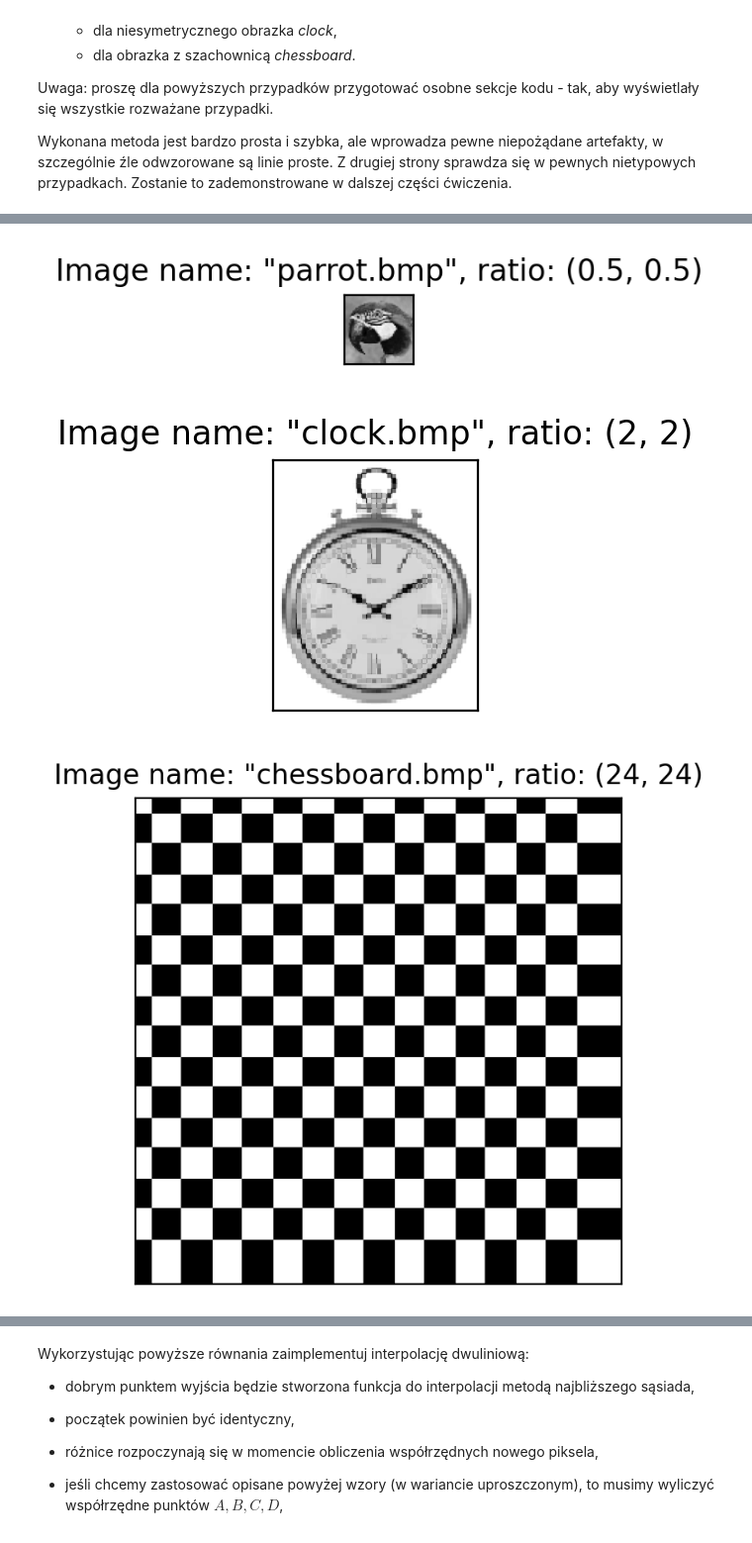
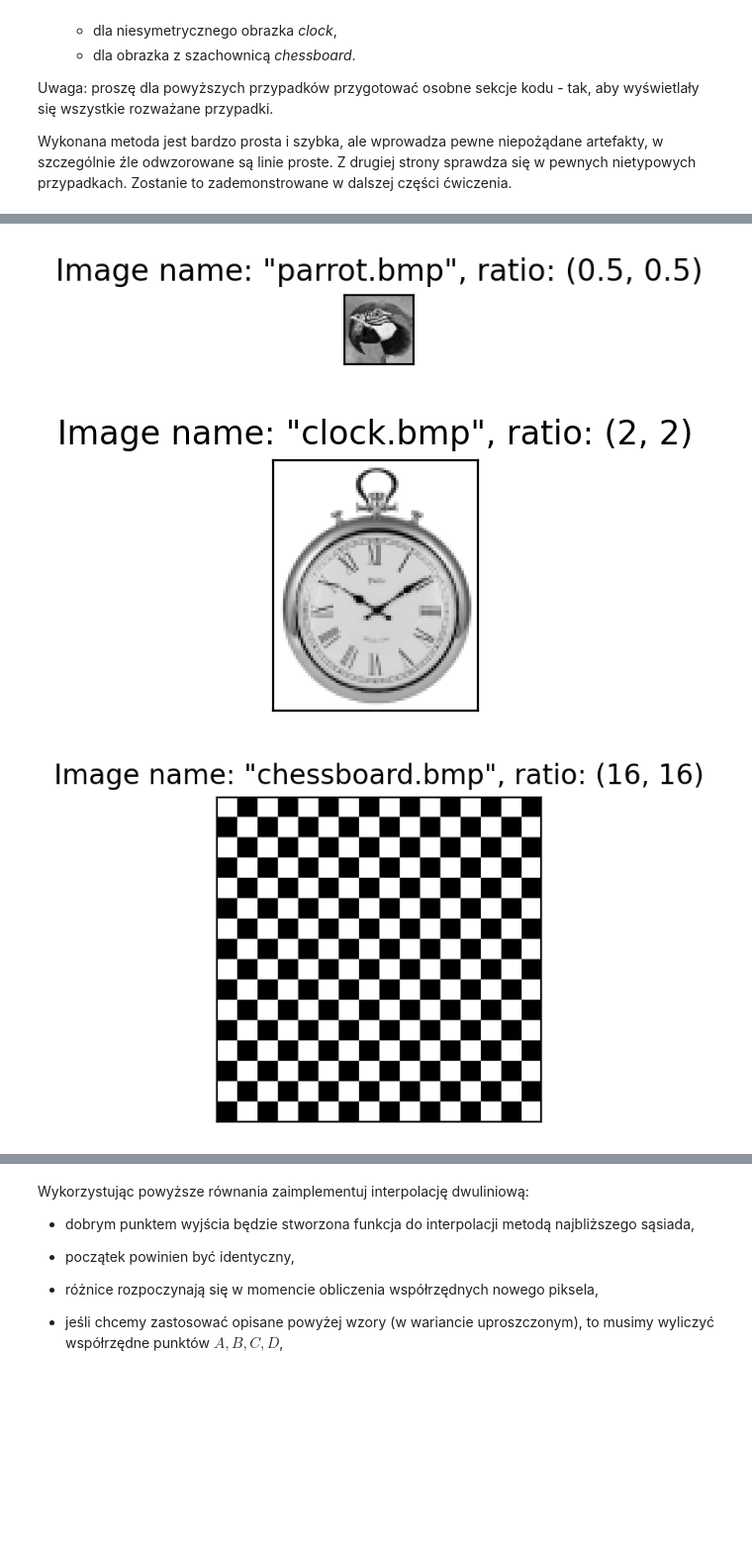
Before and after one commit to Szaroslav/introduction-to-digital-image-processing-agh-cs-course, a Jupyter notebook: lab5/lab5.ipynb, the cells around one changed output, grey strips where cells are left out. Shown: that part at 99% size. Drawn from its saved outputs; the diff is of its cells as text; code cells hidden in the pictures; blank space fills up the shorter version.

```diff
--- a/lab5/lab5.ipynb
+++ b/lab5/lab5.ipynb
@@ -93,20 +93,23 @@ Wewnątrz należy:
 * w pętli po nowym obrazie, dla każdego piksela, wykorzystując współczynniki skalowania, odnaleźć najbliższego sąsiada.
 # %%
 # TODO: Do samodzielnej implementacji
+
+from math import floor
+
 def interpolate_nearest_neighbour(image, ratio):
   height, width      = image.shape
   ratio_x, ratio_y   = ratio
   rescaled_width     = round(width * ratio_x)
   rescaled_height    = round(height * ratio_y)
-  transponed_ratio_x = 1 / ratio_x
-  transponed_ratio_y = 1 / ratio_y
+  ratio_x_inverse = 1 / ratio_x
+  ratio_y_inverse = 1 / ratio_y
 
   rescaled_image = np.empty((rescaled_height, rescaled_width), dtype=np.uint8)
 
   for i in range(rescaled_height):
     for j in range(rescaled_width):
-      neighbour_i = min(round(i * transponed_ratio_y), height - 1)
-      neighbour_j = min(round(j * transponed_ratio_x), width - 1)
+      neighbour_i = min(floor(i * ratio_y_inverse), height - 1)
+      neighbour_j = min(floor(j * ratio_x_inverse), width - 1)
       rescaled_image[i][j] = image[neighbour_i][neighbour_j]
 
   return rescaled_image
@@ -136,13 +139,14 @@ Z drugiej strony sprawdza się w pewnych nietypowych przypadkach.
 Zostanie to zademonstrowane w dalszej części ćwiczenia.
 # %%
 # TODO: Do samodzielnej implementacji
+
 parameters = [
   ("parrot.bmp",     (1.5, 1.5)),
   ("parrot.bmp",     (2.5, 2.5)),
   ("parrot.bmp",     (2.5, 1  )),
   ("parrot.bmp",     (0.5, 0.5)),
   ("clock.bmp",      (2,   2  )),
-  ("chessboard.bmp", (24,  24)),
+  ("chessboard.bmp", (16,  16)),
 ]
 
 for filename, ratio in parameters:
@@ -154,8 +158,8 @@ for filename, ratio in parameters:
 [figure]
 [figure]
 [figure]
 [figure]
-[figure, old version]
+[figure, new version]
 # %% [markdown]
 ## Interpolacja dwuliniowa
 
```
Also changed, not shown: parts of 5 cells of this notebook.
